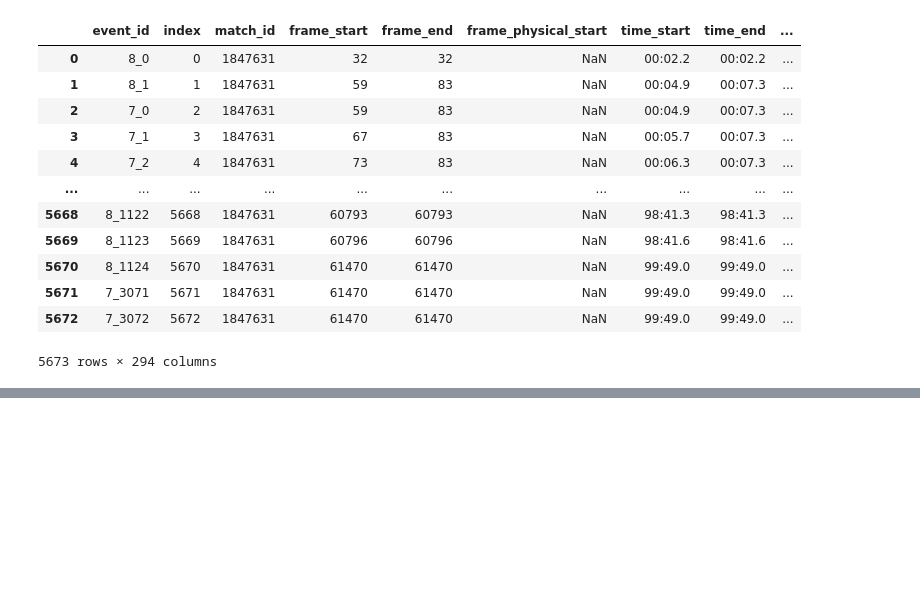
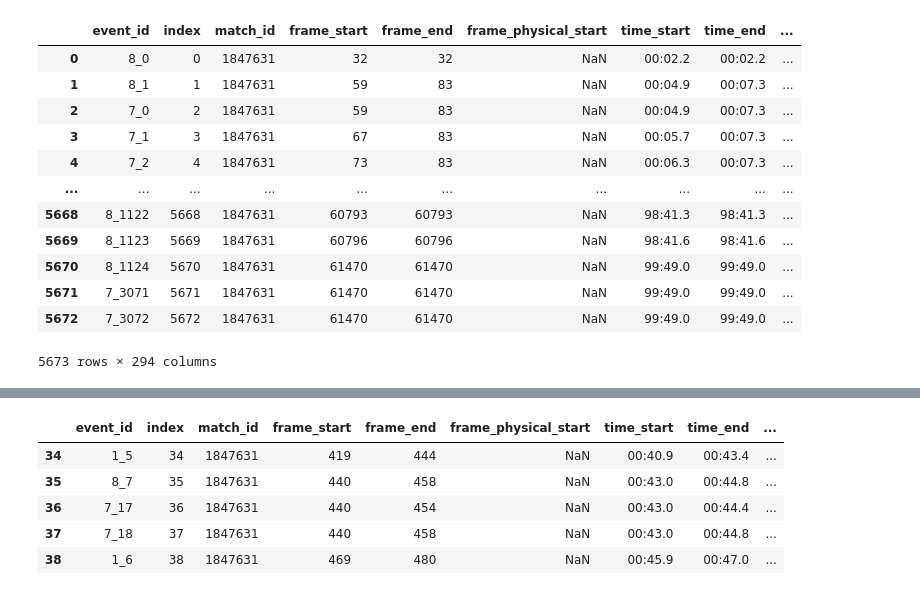
Before and after one commit to vickyfriss/Context-Engineering-TWELVE-personal-work, a Jupyter notebook: Build-up analyst pre processing/Skillcorner Advanced Metrics Analyst.ipynb, the cells around one changed output, grey strips where cells are left out. Drawn from its saved outputs; the diff is of its cells as text; code cells hidden in the pictures; blank space fills up the shorter version.

```diff
--- a/Build-up analyst pre processing/Skillcorner Advanced Metrics Analyst.ipynb
+++ b/Build-up analyst pre processing/Skillcorner Advanced Metrics Analyst.ipynb
@@ -449,0 +480,9 @@ build_up_events.head()
+# %%
+build_up_phases.head()
+# %% [output]
+|  | event_id | index | match_id | frame_start | frame_end | frame_physical_start | time_start | time_end | ... |
+| 34 | 1_5 | 34 | 1847631 | 419 | 444 | NaN | 00:40.9 | 00:43.4 | ... |
+| 35 | 8_7 | 35 | 1847631 | 440 | 458 | NaN | 00:43.0 | 00:44.8 | ... |
+| 36 | 7_17 | 36 | 1847631 | 440 | 454 | NaN | 00:43.0 | 00:44.4 | ... |
+| 37 | 7_18 | 37 | 1847631 | 440 | 458 | NaN | 00:43.0 | 00:44.8 | ... |
+| 38 | 1_6 | 38 | 1847631 | 469 | 480 | NaN | 00:45.9 | 00:47.0 | ... |
```
Also changed, not shown: parts of 5 cells of this notebook.
